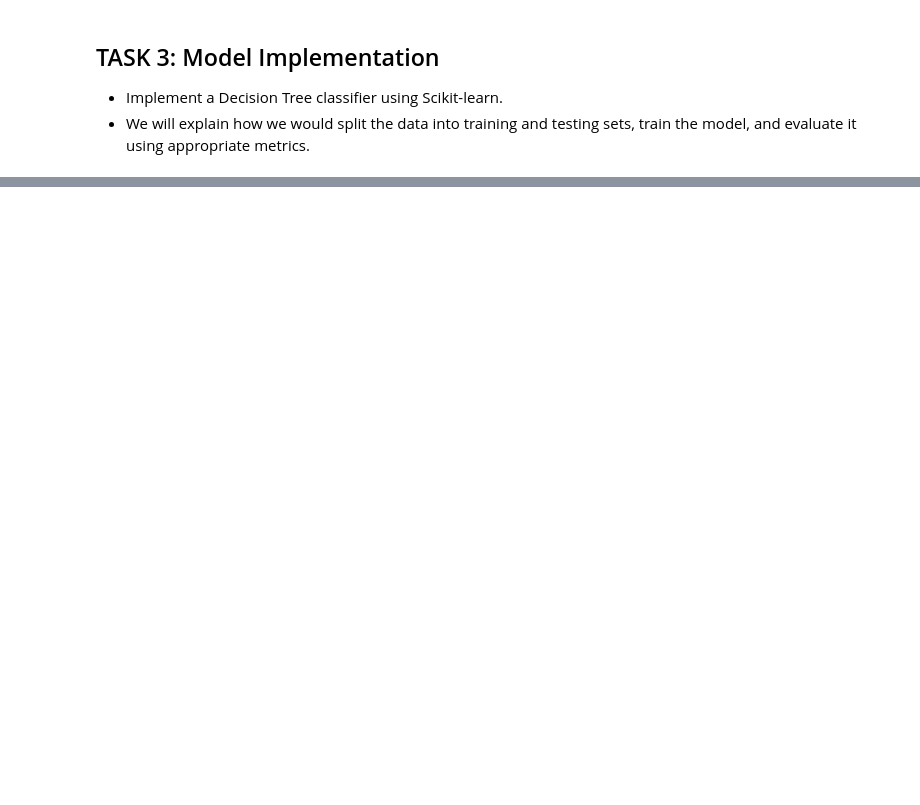
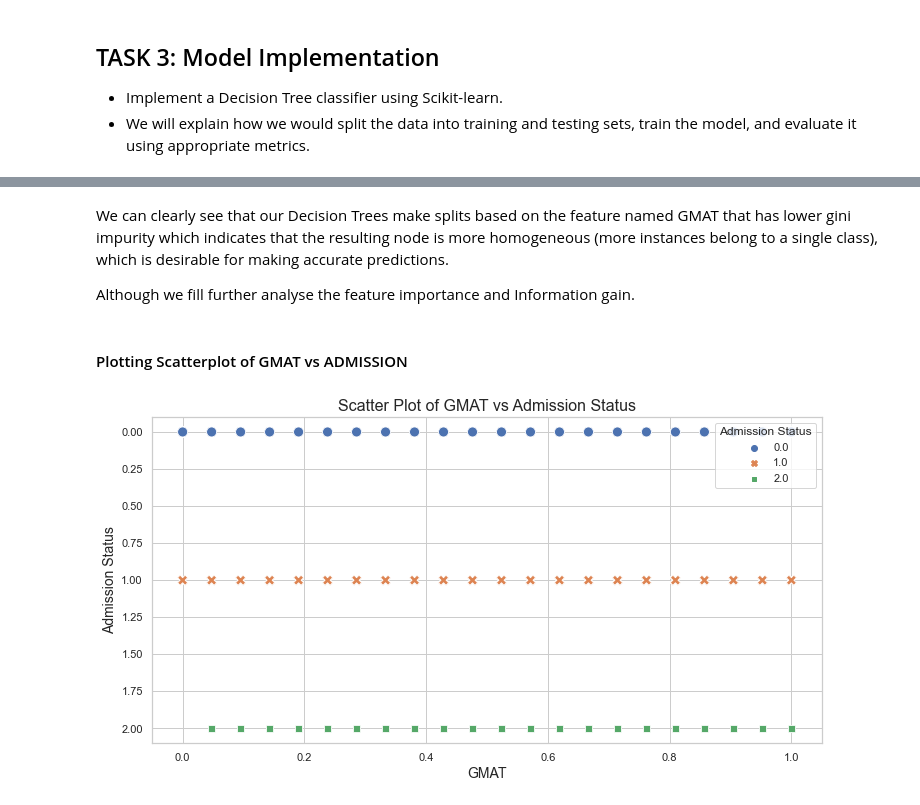
Before and after one commit to sahil82764/MDS-Data-Science, a Jupyter notebook: DSCI-6601-001 Pract Machine Learning 41417/Assignmnet2/Assignmnet2.ipynb, the cells around one changed output, grey strips where cells are left out. Saved outputs shown, nothing was run; the diff lists cells and outputs as text; code cells hidden in the pictures; blank space fills up the shorter version.

```diff
--- a/DSCI-6601-001 Pract Machine Learning 41417/Assignmnet2/Assignmnet2.ipynb
+++ b/DSCI-6601-001 Pract Machine Learning 41417/Assignmnet2/Assignmnet2.ipynb
@@ -282,0 +326,28 @@ Confusion Matrix:
+# %% [markdown]
+We can clearly see that our Decision Trees make splits based on the feature named GMAT that has lower gini impurity which indicates that the resulting node is more homogeneous (more instances belong to a single class), which is desirable for making accurate predictions.
+
+Although we fill further analyse the feature importance and Information gain.
+# %% [markdown]
+#### Plotting Scatterplot of GMAT vs ADMISSION
+# %%
+# Convert admission status to a categorical variable for plotting
+mbaDataEncoded['admission'] = mbaDataEncoded['admission'].astype('category')
+
+# Set the style of the visualization
+sns.set(style='whitegrid')
+
+# Create the scatter plot
+plt.figure(figsize=(12, 6))
+sns.scatterplot(data=mbaDataEncoded, x='gmat', y='admission', hue='admission', style='admission', palette='deep', s=100)
+
+# Customize the plot
+plt.title('Scatter Plot of GMAT vs Admission Status', fontsize=16)
+plt.xlabel('GMAT', fontsize=14)
+plt.ylabel('Admission Status', fontsize=14)
+plt.legend(title='Admission Status', loc='upper right')
+plt.grid(True)
+
+# Show the plot
+plt.show()
+# %% [output]
+[figure, added]
```
Also changed, not shown: parts of 43 cells of this notebook.
